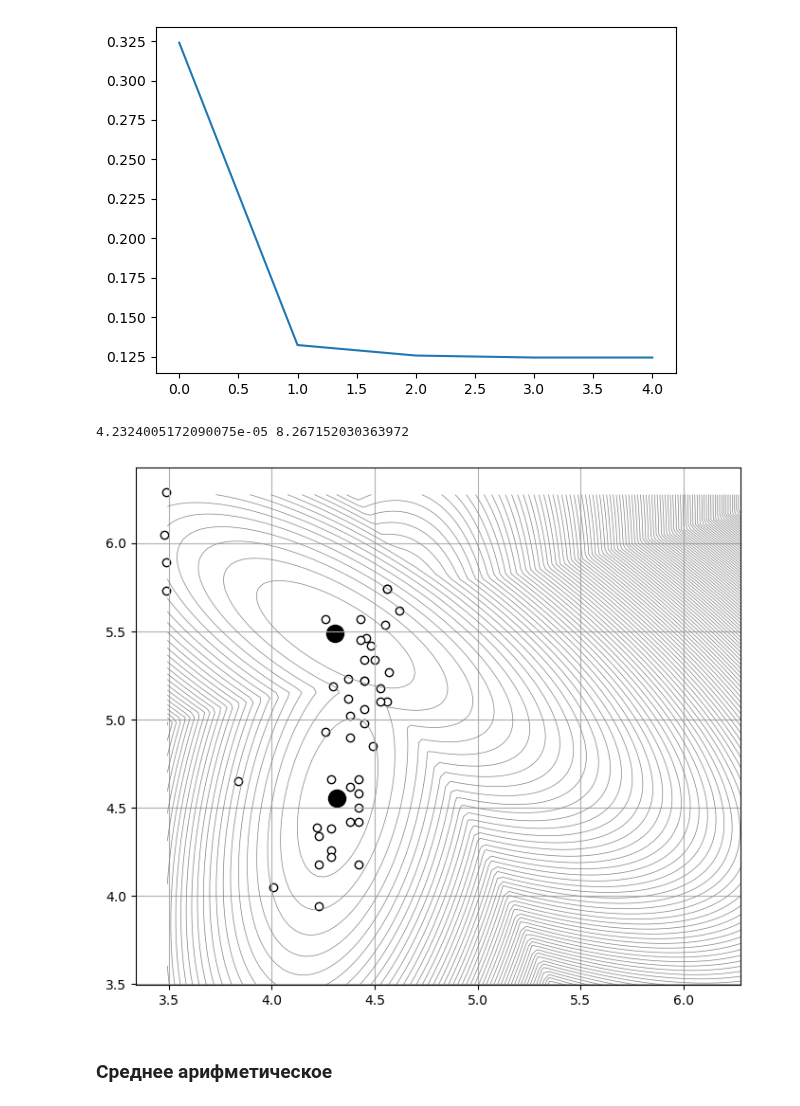
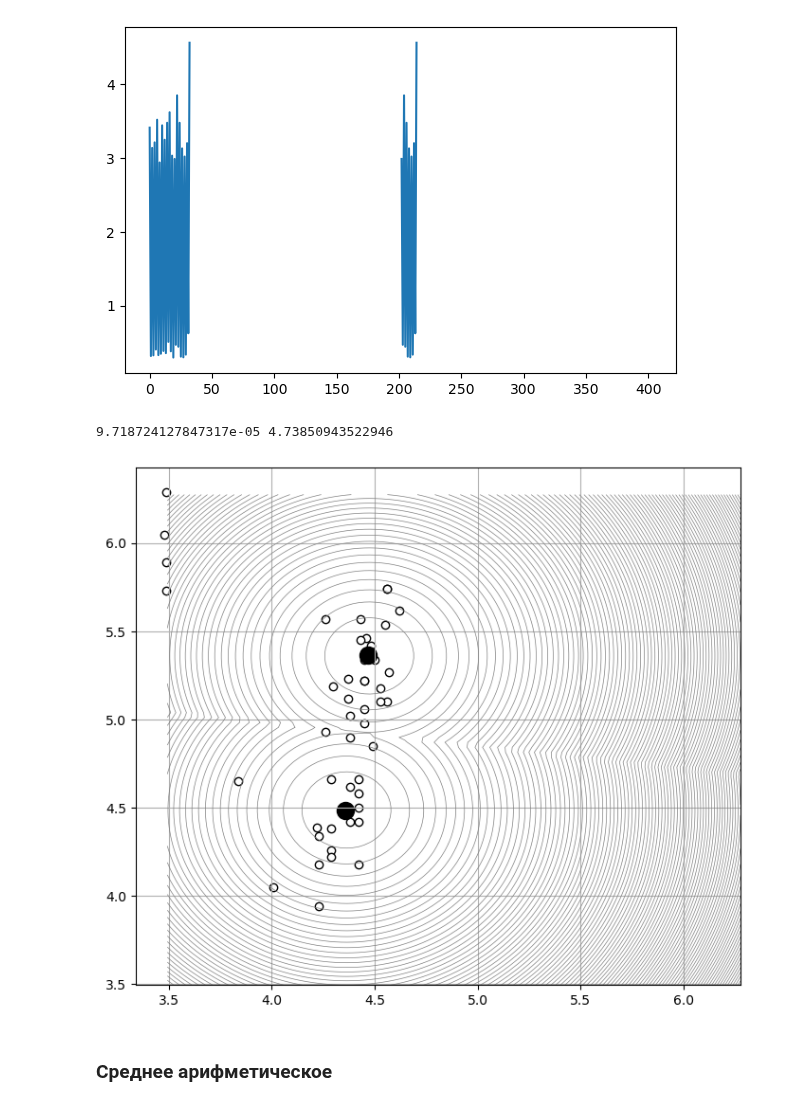
Before and after one commit to intellimath/mlgrad, a Jupyter notebook: examples/kmeans_stars.ipynb, the cells around one changed output. Cells and saved outputs as stored; diff of their text form; code cells hidden in the pictures.

```diff
--- a/examples/kmeans_stars.ipynb
+++ b/examples/kmeans_stars.ipynb
@@ -62,31 +57,33 @@ hcd = mlocation_scatter.MLocationsScattersEstimator(avrfunc, avgmin, 2,
+# %%
+avrfunc = averaging_function("WMZ", rhofunc=funcs.SoftAbs_Sqrt(0.001), kwds={"alpha":3.0})
+hcd = cluster.RKMeansMahalanobis(2, avrfunc)
 # %%
 hcd.fit(X)
 # %%
 plt.figure(figsize=(6,4))
 # plt.subplot(1,2,1)
 # plt.plot(hcd.dvals)
 # plt.subplot(1,2,2)
-plt.plot(hcd.dvals2)
+plt.plot(hcd.qvals)
 plt.show()
 # %% [output]
-[figure, old version]
+[figure, new version]
 # %%
-D = hcd.evaluate_dist(XX)
+D = hcd.eval_dists(XX)
 DD = D.reshape(XX1.shape)
 print(D.min(), D.max())
-print
 # %% [output]
-4.2324005172090075e-05 8.267152030363972
+9.718724127847317e-05 4.73850943522946
 # %%
 plt.figure(figsize=(7,6))
 plt.scatter(X[:,0], X[:,1], c='w', edgecolors='k', marker='o', s=36, linewidths=1.0)
 plt.contour(DD, origin='lower', extent=extent,
             levels=np.linspace(0.0,D.max(),100), colors='grey', linewidths=0.5)
-plt.scatter(hcd.locs[:,0], hcd.locs[:,1], c='k', edgecolors='k', s=169)
+plt.scatter(hcd.c[:,0], hcd.c[:,1], c='k', edgecolors='k', s=169)
 plt.grid(1)
 plt.show()
 # %% [output]
-[figure, old version]
+[figure, new version]
 # %% [markdown]
 ### Среднее арифметическое
 # %%
```
Also changed, not shown: parts of 2 cells of this notebook, 5 other files.
